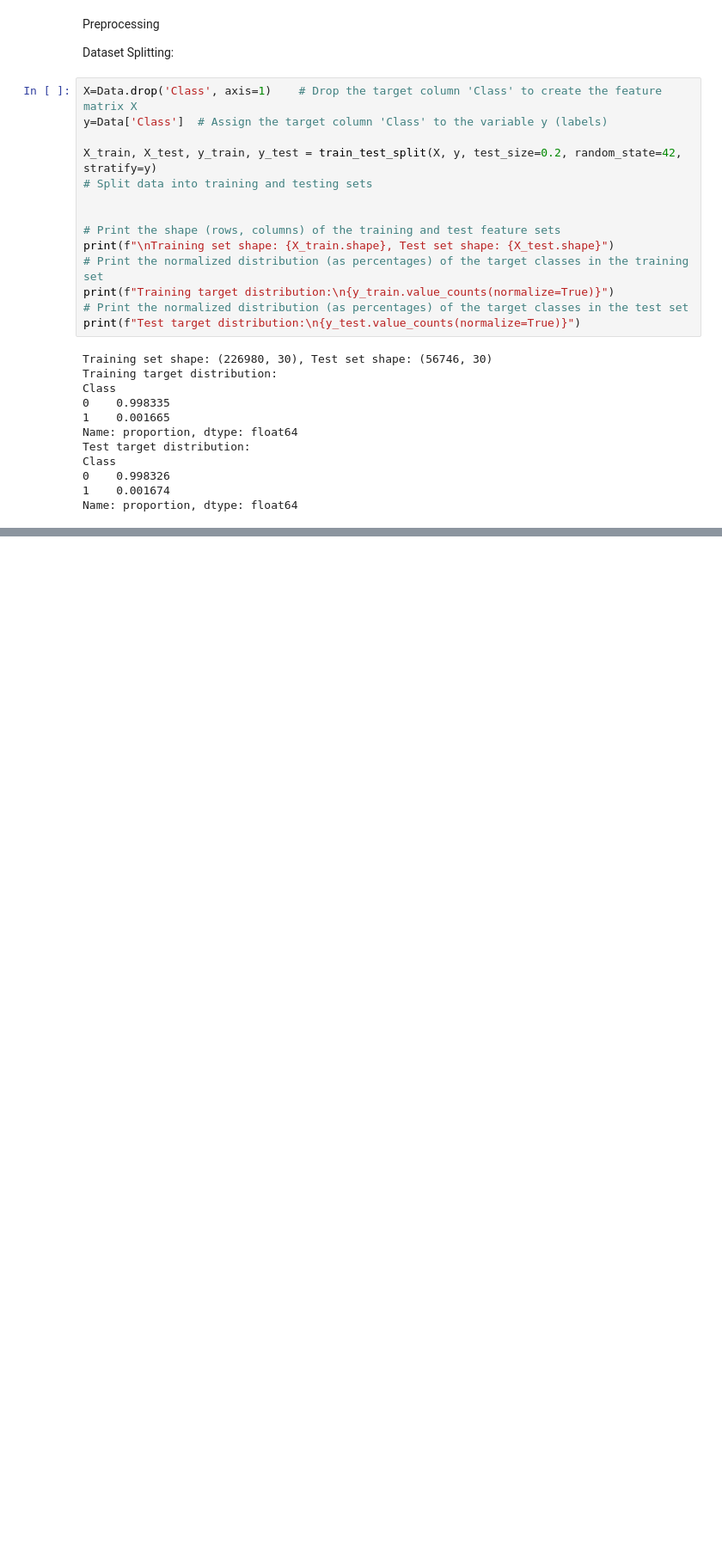
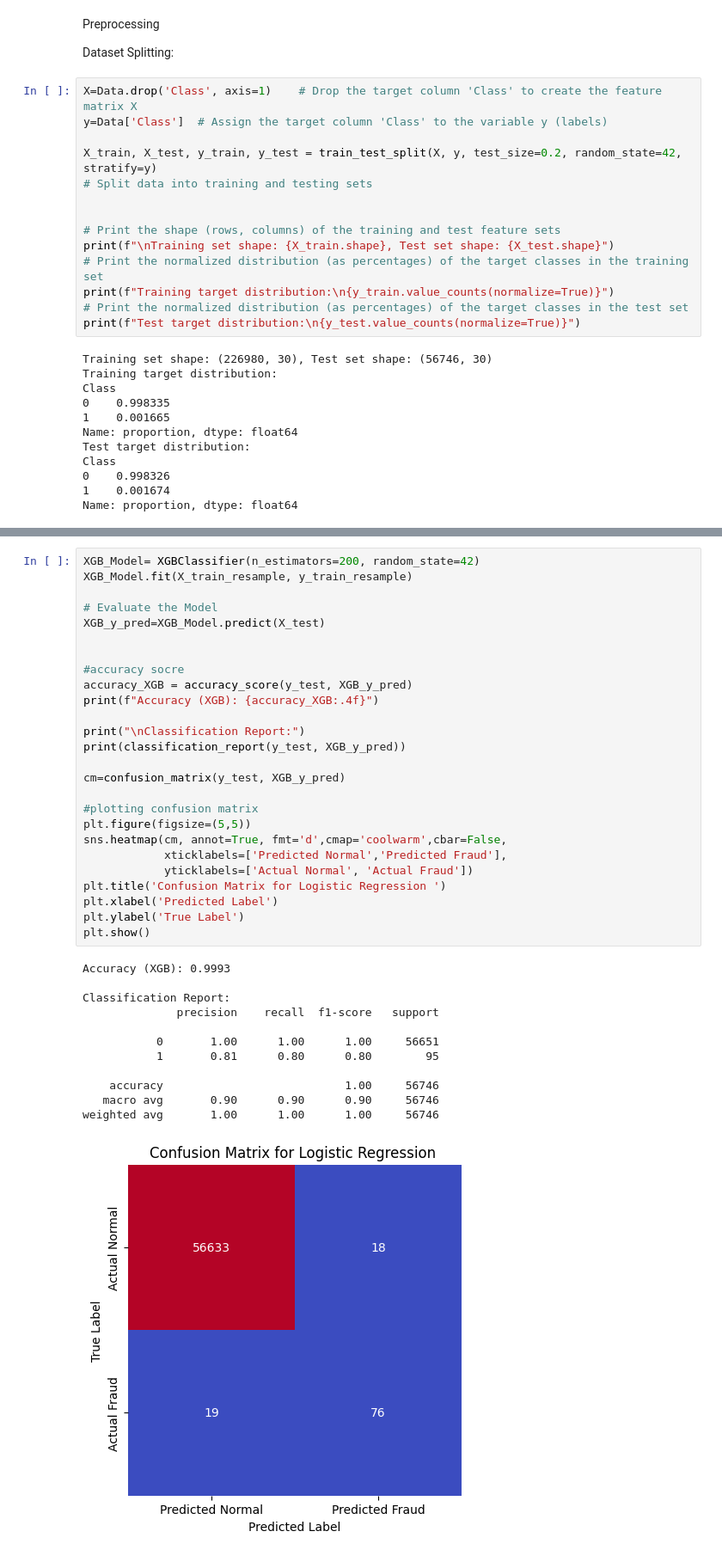
Before and after one commit to kunalvanjani705-tech/CreditCard-Fraud-Detection, a Jupyter notebook: CCFraudAnalysis.ipynb, the cells around one changed output, grey strips where cells are left out. Shown at 86% size. Drawn from its saved outputs; the diff is of its cells as text; blank space fills up the shorter version.

```diff
--- a/CCFraudAnalysis.ipynb
+++ b/CCFraudAnalysis.ipynb
@@ -295,0 +372,39 @@ Name: proportion, dtype: float64
+# %%
+XGB_Model= XGBClassifier(n_estimators=200, random_state=42)
+XGB_Model.fit(X_train_resample, y_train_resample)
+
+# Evaluate the Model
+XGB_y_pred=XGB_Model.predict(X_test)
+
+
+#accuracy socre
+accuracy_XGB = accuracy_score(y_test, XGB_y_pred)
+print(f"Accuracy (XGB): {accuracy_XGB:.4f}")
+
+print("\nClassification Report:")
+print(classification_report(y_test, XGB_y_pred))
+
+cm=confusion_matrix(y_test, XGB_y_pred)
+
+#plotting confusion matrix
+plt.figure(figsize=(5,5))
+sns.heatmap(cm, annot=True, fmt='d',cmap='coolwarm',cbar=False,
+            xticklabels=['Predicted Normal','Predicted Fraud'],
+            yticklabels=['Actual Normal', 'Actual Fraud'])
+plt.title('Confusion Matrix for Logistic Regression ')
+plt.xlabel('Predicted Label')
+plt.ylabel('True Label')
+plt.show()
+# %% [output]
+Accuracy (XGB): 0.9993
+
+Classification Report:
+              precision    recall  f1-score   support
+
+           0       1.00      1.00      1.00     56651
+           1       0.81      0.80      0.80        95
+
+    accuracy                           1.00     56746
+   macro avg       0.90      0.90      0.90     56746
+weighted avg       1.00      1.00      1.00     56746
+[figure, added]
```
Also changed, not shown: parts of 6 cells of this notebook.
